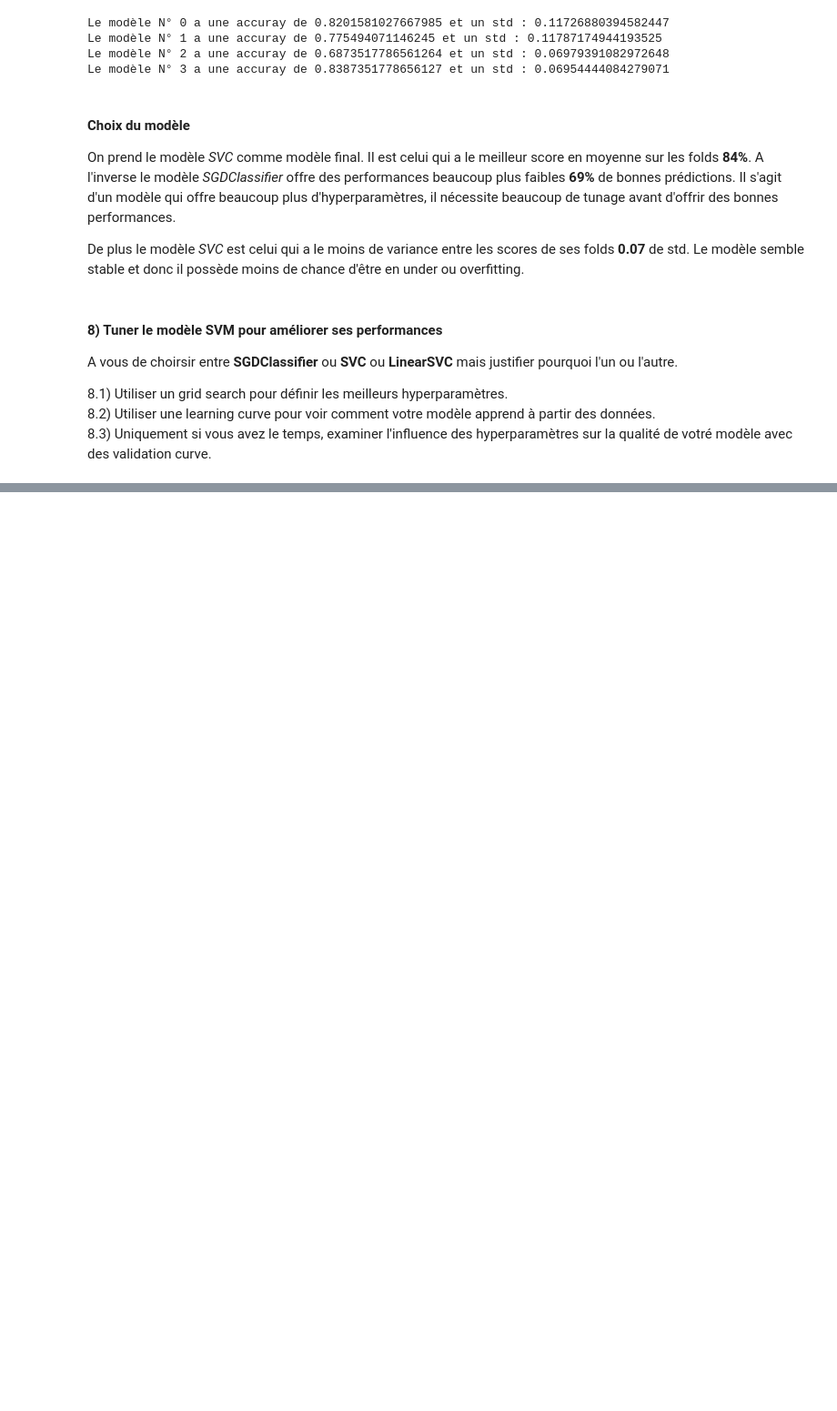
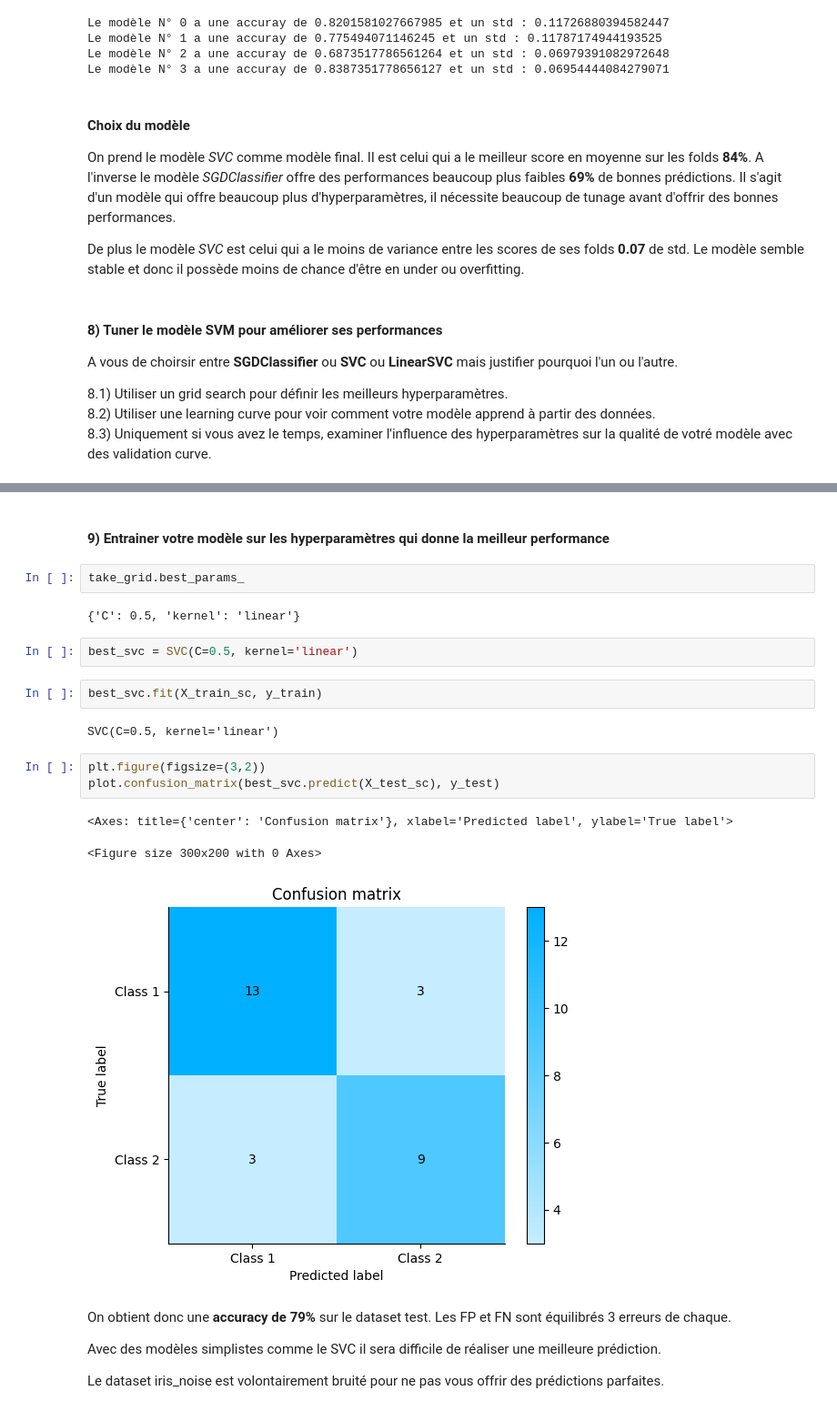
Before and after one commit to Roulitoo/cours_iae, a Jupyter notebook: 01_SVM/td/code/01_SVM_TD_correction.ipynb, the cells around one changed output, grey strips where cells are left out. Shown at 91% size. Drawn from its saved outputs; the diff is of its cells as text; blank space fills up the shorter version.

```diff
--- a/01_SVM/td/code/01_SVM_TD_correction.ipynb
+++ b/01_SVM/td/code/01_SVM_TD_correction.ipynb
@@ -609,0 +732,26 @@ A vous de choirsir entre **SGDClassifier** ou **SVC** ou **LinearSVC** mais just
+# %% [markdown]
+#### 9) Entrainer votre modèle sur les hyperparamètres qui donne la meilleur performance
+# %%
+take_grid.best_params_
+# %% [output]
+{'C': 0.5, 'kernel': 'linear'}
+# %%
+best_svc = SVC(C=0.5, kernel='linear')
+# %%
+best_svc.fit(X_train_sc, y_train)
+# %% [output]
+SVC(C=0.5, kernel='linear')
+# %%
+plt.figure(figsize=(3,2))
+plot.confusion_matrix(best_svc.predict(X_test_sc), y_test)
+# %% [output]
+<Axes: title={'center': 'Confusion matrix'}, xlabel='Predicted label', ylabel='True label'>
+<Figure size 300x200 with 0 Axes>
+[figure, added]
+# %% [markdown]
+On obtient donc une **accuracy de 79%** sur le dataset test.
+Les FP et FN sont équilibrés 3 erreurs de chaque.
+
+Avec des modèles simplistes comme le SVC il sera difficile de réaliser une meilleure prédiction.
+
+Le dataset iris_noise est volontairement bruité pour ne pas vous offrir des prédictions parfaites.
```
Also changed, not shown: parts of 40 cells of this notebook.
